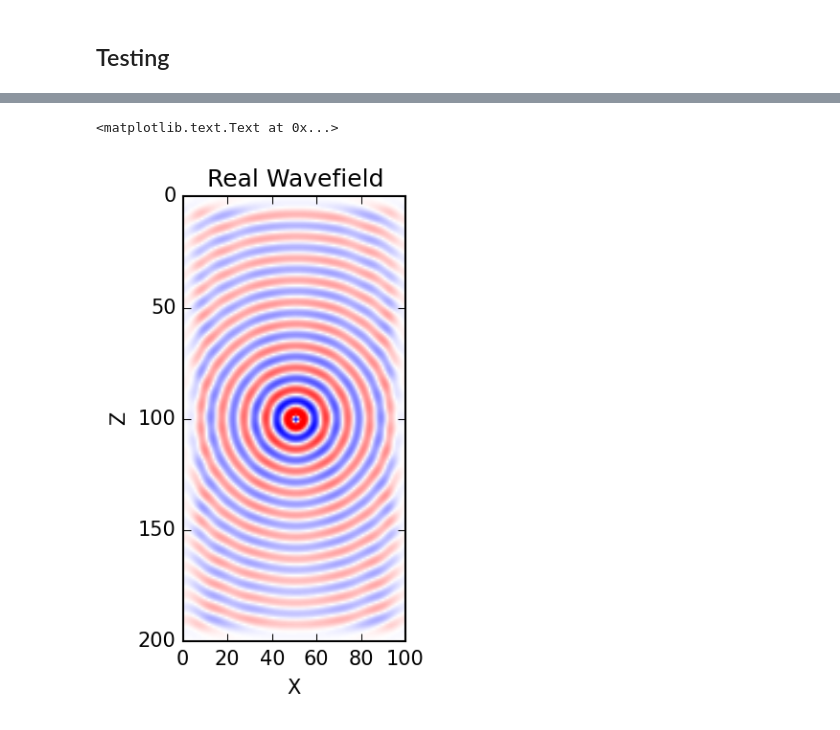
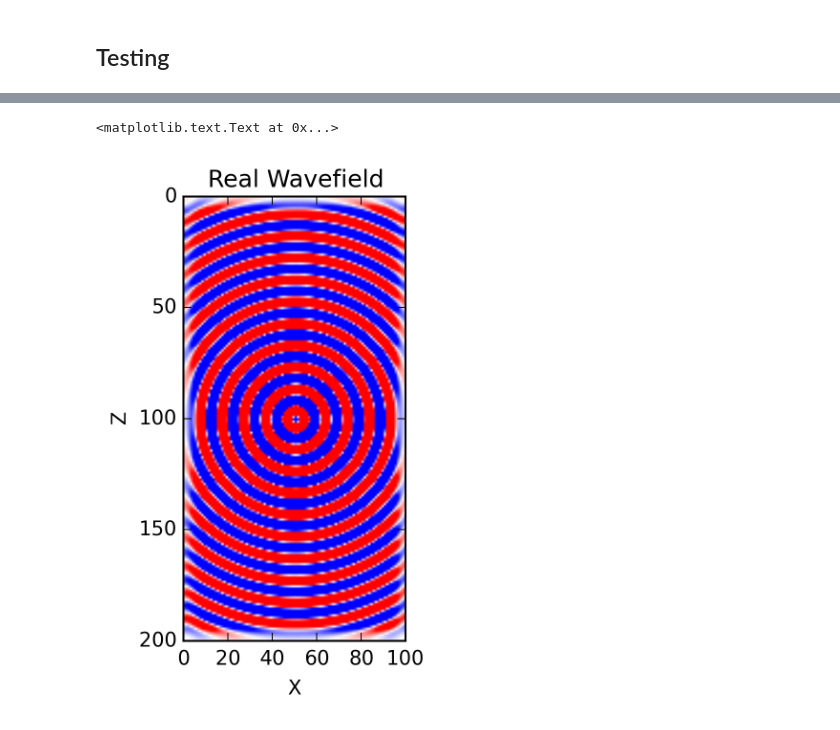
Before and after one commit to uwoseis/anemoi, a Jupyter notebook: notebooks/Testing Environment for Eurus.ipynb, the cells around one changed output, grey strips where cells are left out. Saved outputs shown, nothing was run; the diff lists cells and outputs as text; code cells hidden in the pictures.

Commit message:
Updated any scripts that were calling old source function for Eurus. Hopefully elimiting the 'spider' artfact.

```diff
--- a/notebooks/Testing Environment for Eurus.ipynb
+++ b/notebooks/Testing Environment for Eurus.ipynb
@@ -15,7 +17,7 @@ import matplotlib
 
 from IPython.display import set_matplotlib_formats
 set_matplotlib_formats('png')
-matplotlib.rcParams['savefig.dpi'] = 150 # Change this to adjust figure size
+matplotlib.rcParams['savefig.dpi'] = 300 # Change this to adjust figure size
 # %% [markdown]
 ## Helper functions
 # %%
@@ -83,8 +85,10 @@ systemConfig = {
 ## Testing
 # %%
 Ainv = Eurus(systemConfig)
-src = Source(systemConfig)
-#src = StackedSimpleSource(systemConfig)
+#Ainv = MiniZephyr(systemConfig)
+#src = Source(systemConfig)
+src = StackedSimpleSource(systemConfig)
+#src = SimpleSource(systemConfig)
 # %%
 plt.spy(Ainv.A, markersize=0.1, marker=',')
 # %% [output]
@@ -94,22 +98,22 @@ plt.spy(Ainv.A, markersize=0.1, marker=',')
 q = src(50,100)
 u = Ainv*q
 # %%
-clip = 1e-1
+clip = 1e-2
 
 plotopts = {
     'extent':   [0, nx*dx, nz*dz, 0],
     'cmap':     cm.bwr,
     'vmin':     -clip,
     'vmax':     clip,
 }
 
 fig = plt.figure()
 
 ax = fig.add_subplot(1,1,1, aspect=1)
 plt.imshow(u[:nx*nz].reshape((nz,nx)).real, **plotopts)
 plt.title('Real Wavefield')
 plt.xlabel('X')
 plt.ylabel('Z')
 # %% [output]
 <matplotlib.text.Text at 0x...>
-[figure, old version]
+[figure, new version]
```
Also changed, not shown: parts of 1 cell of this notebook, 1 other file.
